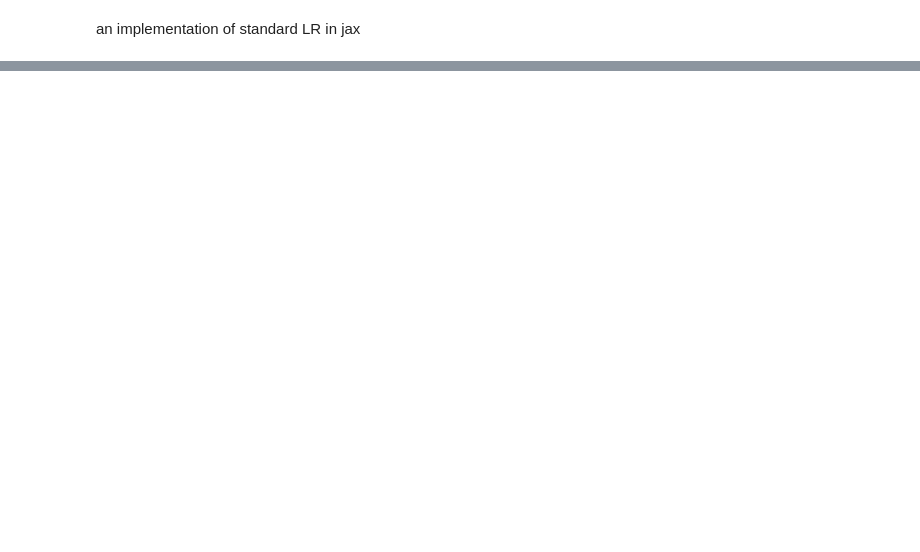
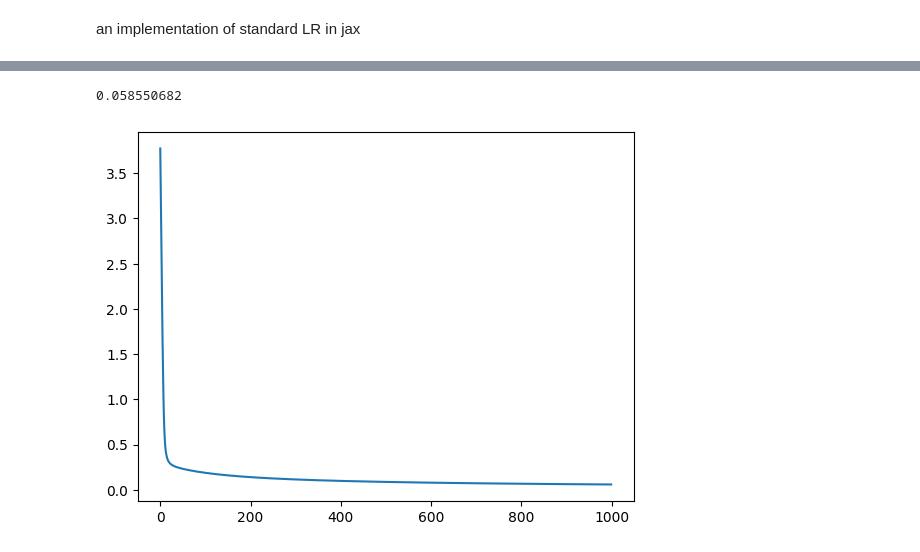
Before and after one commit to xPuffball/jax_playground, a Jupyter notebook: logistic_regression.ipynb, the cells around one changed output, grey strips where cells are left out. Drawn from its saved outputs; the diff is of its cells as text; code cells hidden in the pictures; blank space fills up the shorter version.

```diff
--- a/logistic_regression.ipynb
+++ b/logistic_regression.ipynb
@@ -19,0 +23,36 @@ plt.scatter(X1[:, 0], X1[:, 1])
+# %%
+@jax.jit
+def forward(X, W, b):
+    return 1 / (1 + jnp.exp(-(jnp.dot(X, W.T) + b)))
+
+@jax.jit
+def loss(params, X, y):
+    eps = 1e-7
+    y_pred = forward(X, params[0], params[1])
+    y_pred = jnp.clip(y_pred, eps, 1 - eps)
+    return -jnp.mean(y * jnp.log(y_pred) + (1 - y) * jnp.log(1 - y_pred))
+
+@jax.jit
+def step(X, Y, W, b, lr = 0.05):
+    step_loss = loss((W, b), X, Y)
+    loss_fn_grad = jax.grad(loss)((W, b), X, Y)
+    W = W - (lr * loss_fn_grad[0])
+    b = b - (lr * loss_fn_grad[1])
+    return W, b, step_loss
+# %%
+Wkey = random.key(191919)
+W = random.normal(key = Wkey, shape = (2,))
+b_key = random.key(13123)
+b = random.normal(b_key)
+
+loss_arr = []
+
+for epoch in range(1000):
+    W, b, step_loss = step(X, Y, W, b)
+    loss_arr.append(step_loss)
+
+plt.plot(jnp.arange(1000), loss_arr)
+print(loss_arr[-1])
+# %% [output]
+0.058550682
+[figure, added]
```
Also changed, not shown: parts of 2 cells of this notebook, 11 other files.
